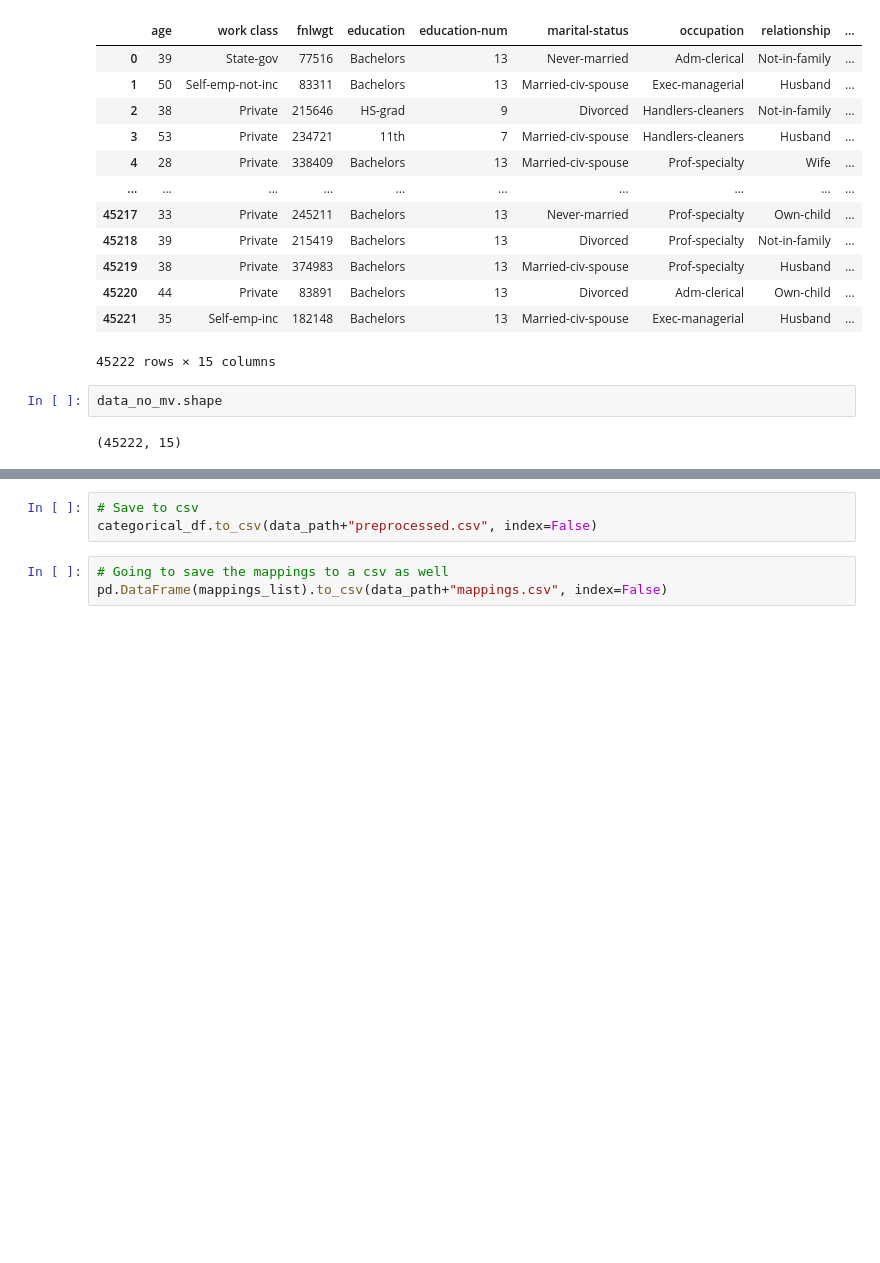
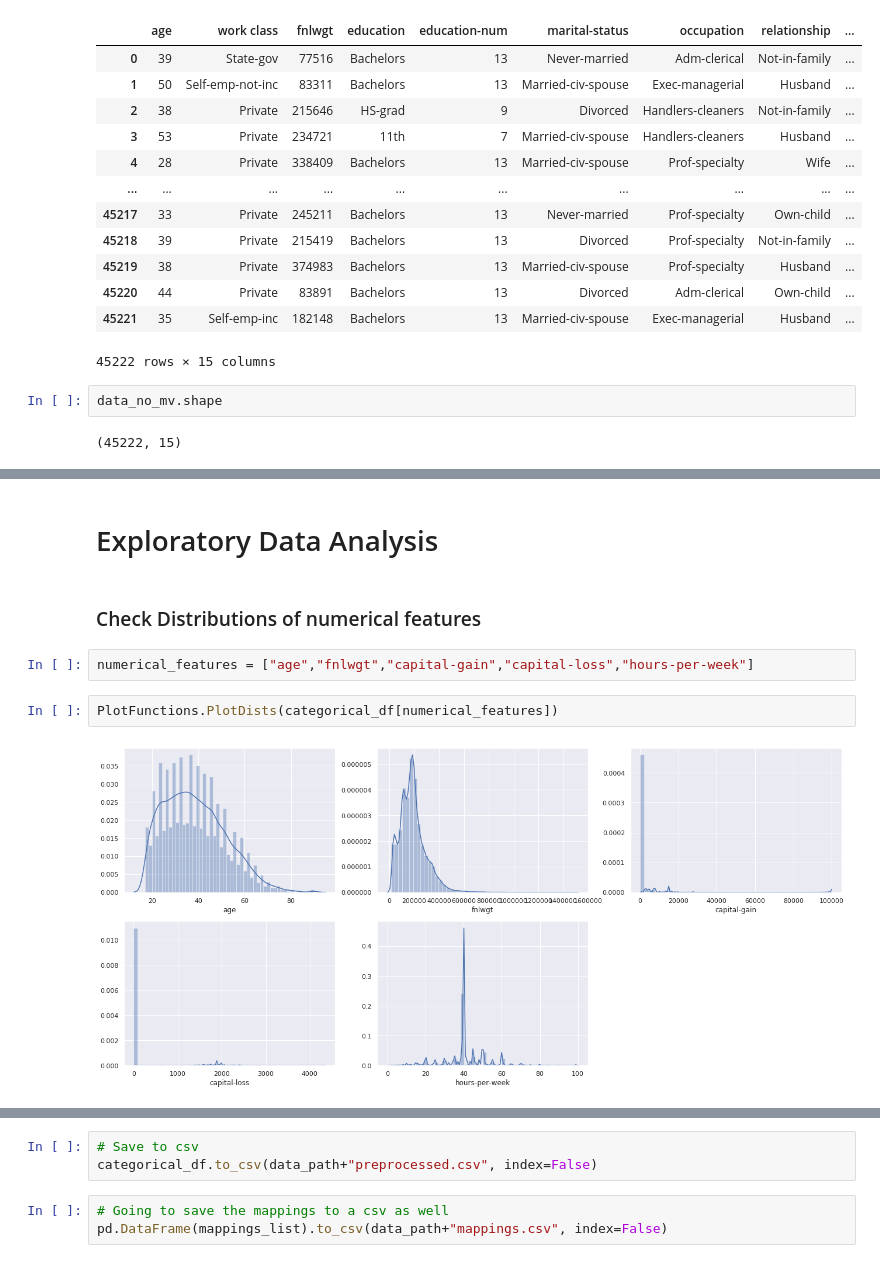
Before and after one commit to bzeeno/Data-Science, a Jupyter notebook: IncomeClass/Preprocess.ipynb, the cells around one changed output, grey strips where cells are left out. Drawn from its saved outputs; the diff is of its cells as text; blank space fills up the shorter version.

Commit message:
Add count plots to PlotFunctions.py. Do more exploratory data analysis in preprocess notebook.

```diff
--- a/IncomeClass/Preprocess.ipynb
+++ b/IncomeClass/Preprocess.ipynb
@@ -119,0 +146,10 @@ data_no_mv.shape
+# %% [markdown]
+# Exploratory Data Analysis
+# %% [markdown]
+### Check Distributions of numerical features
+# %%
+numerical_features = ["age","fnlwgt","capital-gain","capital-loss","hours-per-week"]
+# %%
+PlotFunctions.PlotDists(categorical_df[numerical_features])
+# %% [output]
+[figure, added]
```
Also changed, not shown: parts of 35 cells of this notebook, 2 other files.
